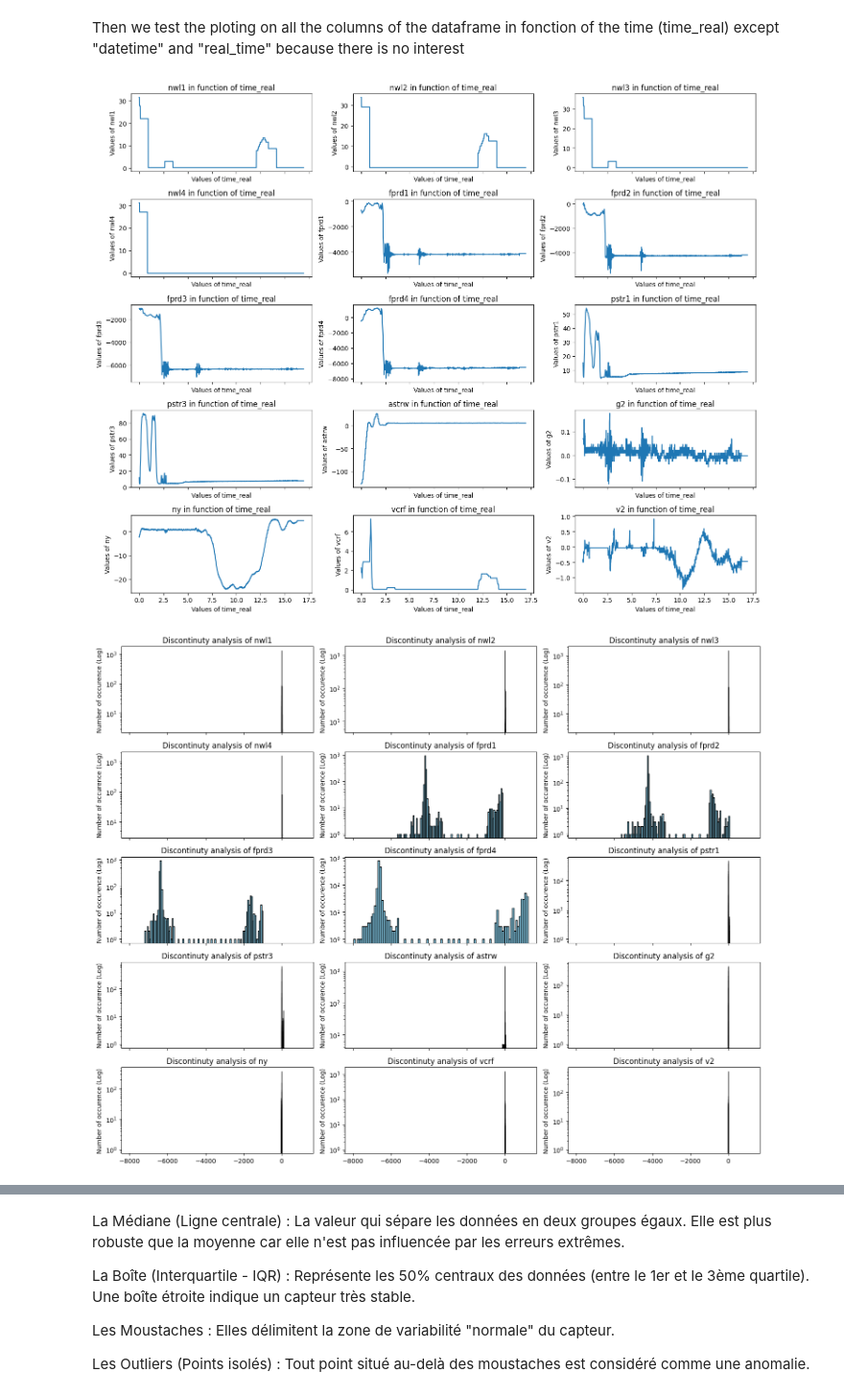
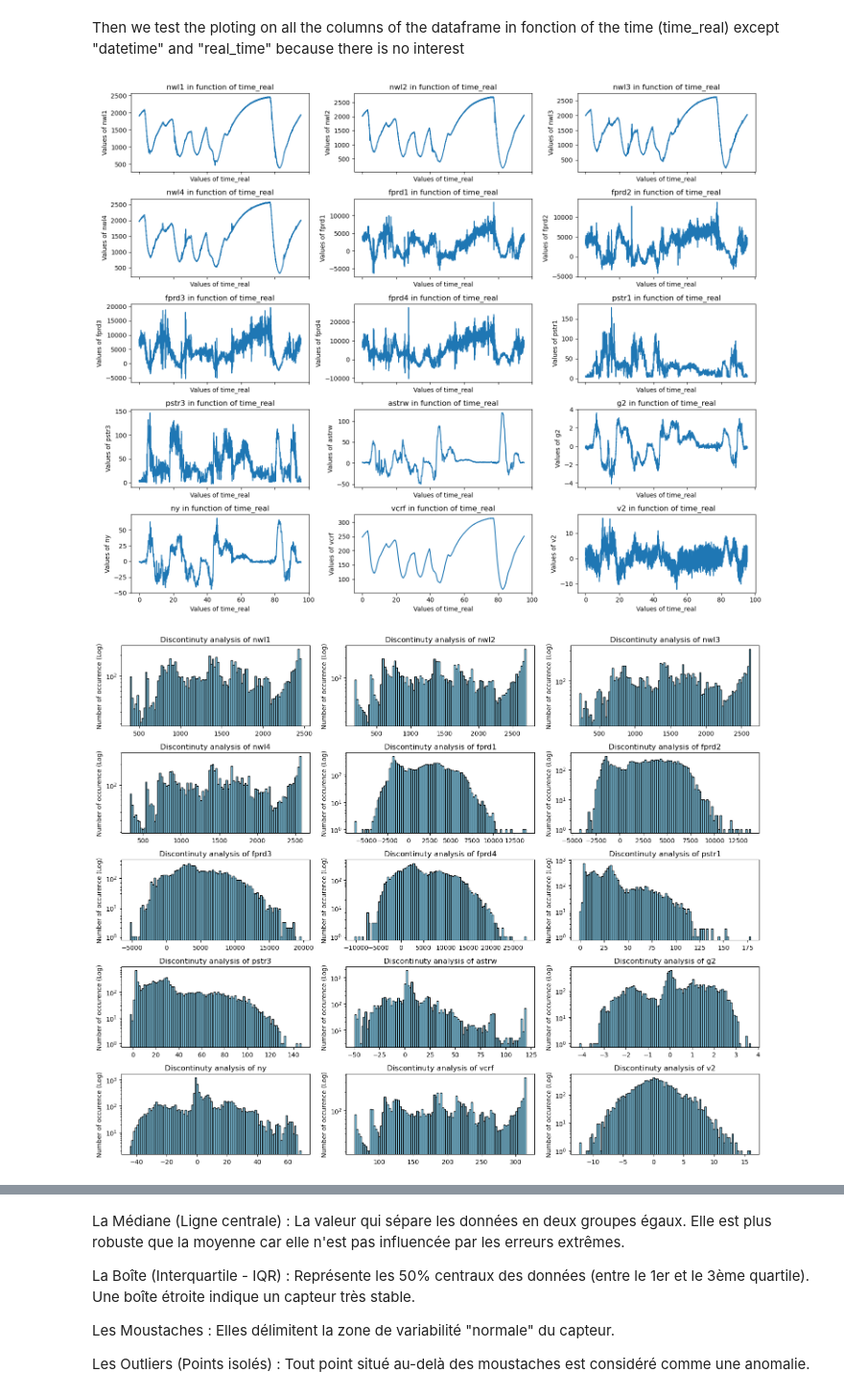
Before and after one commit to lukasfauli/Projet-recheche-INSA-anomaly-detection-librairy, a Jupyter notebook: studies_stats/work01-data_exploration/anl01p2-visualisation.ipynb, the cells around one changed output, grey strips where cells are left out. Shown at 96% size. Drawn from its saved outputs; the diff is of its cells as text; code cells hidden in the pictures.

```diff
--- a/studies_stats/work01-data_exploration/anl01p2-visualisation.ipynb
+++ b/studies_stats/work01-data_exploration/anl01p2-visualisation.ipynb
@@ -28,7 +26,7 @@ data_dict, extracted_dir = load_data(
 )
 
 list_keys = list(data_dict.keys())
-df = data_dict[list_keys[2]]
+df = data_dict[list_keys[11]]
 df = preprocessing.clean_dataframe(df)
 # %%
 df.columns
@@ -56,22 +54,22 @@ for ax in axes[len(cols):]:
 plt.tight_layout()
 plt.show()
 # %% [output]
-[figure, old version]
+[figure, new version]
 # %%
 '''
 for i in df.columns[1:-1] :
     visualisation.plot_hist(df,i)
 '''
 
 cols = list(df.columns[1:-1])
 nrows, ncols = 5, 3
-fig, axes = plt.subplots(nrows, ncols, figsize=(15, 12), sharex=True)
+fig, axes = plt.subplots(nrows, ncols, figsize=(15, 12), sharex=False)
 axes = axes.flatten()
 for ax, col in zip(axes, cols[:nrows * ncols]):
     visualisation.plot_hist(df, col, ax=ax)
 for ax in axes[len(cols):]:
     ax.set_visible(False)
 plt.tight_layout()
 plt.show()
 # %% [output]
-[figure, old version]
+[figure, new version]
```
Also changed, not shown: parts of 10 cells of this notebook, 2 other files.
